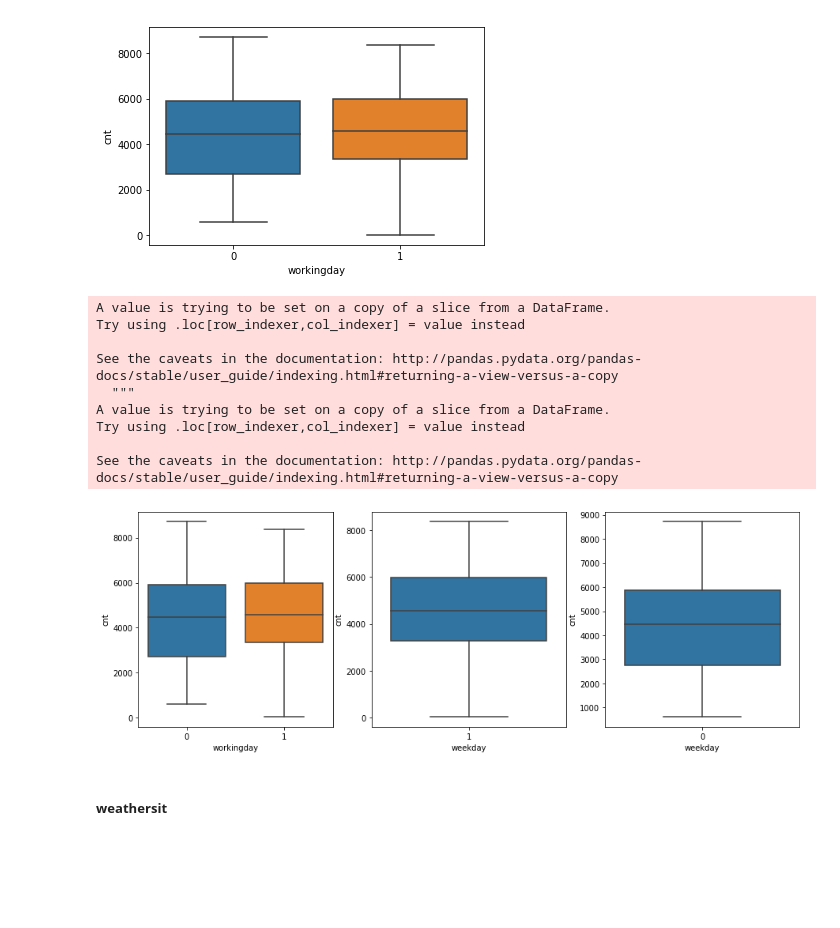
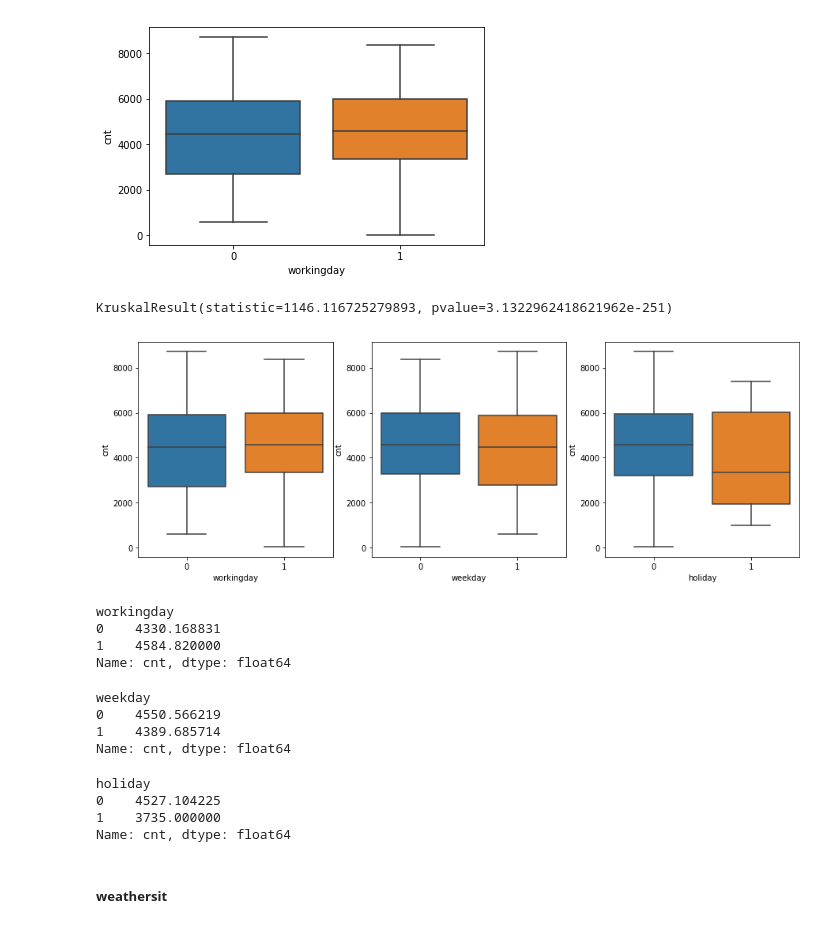
Before and after one commit to julianikulski/bike-sharing, a Jupyter notebook: bike-sharing-demand.ipynb, the cells around one changed output. Cells and saved outputs as stored; diff of their text form; code cells hidden in the pictures; blank space fills up the shorter version.

Commit message:
feat: Correlation and comparison between holiday, weekday and workingday features

```diff
--- a/bike-sharing-demand.ipynb
+++ b/bike-sharing-demand.ipynb
@@ -357,36 +373,58 @@ Based on the above distributions of number of customers per weekday, it appears
 sb.boxplot(data = bike_df, x = 'workingday', y = 'cnt');
 # %% [output]
 [figure]
+# %%
+# Correlation between workingday feature and the number of customers per day
+# using the Kruskal Wallis H test for correlations between a continuous and categorical variable
+kruskal(bike_df['workingday'], bike_df['cnt'])
+# %% [output]
+KruskalResult(statistic=1146.116725279893, pvalue=3.1322962418621962e-251)
 # %%
-# check whether
+# create a new dataframe that encodes the weekday feature with 0 for monday through friday
+# and 1 for saturday and sunday
 weekend_distinct_df = bike_df.copy()
-weekend_distinct_df[weekend_distinct_df['weekday'] = bike_df[(bike_df['weekday'] == 6) | (bike_df['weekday'] == 0)]
+weekend_distinct_df['weekday'] = weekend_distinct_df['weekday'].apply(lambda x: 1 if (x == 6 or x == 0) else 0)
 
-no_weekend_df['weekday'] = 1
-weekend_df['weekday'] = 0
-
-
+# plot boxplots for comparison between the weekday and workingday feature
 plt.figure(figsize = [15, 5])
 
+# boxplot for feature workingday
 plt.subplot(1, 3, 1)
 sb.boxplot(data = bike_df, x = 'workingday', y = 'cnt');
 
+# boxplot for feature weekday
 plt.subplot(1, 3, 2)
-sb.boxplot(data = no_weekend_df, x = 'weekday', y = 'cnt');
+sb.boxplot(data = weekend_distinct_df, x = 'weekday', y = 'cnt');
 
+# boxplot for feature holiday
 plt.subplot(1, 3, 3)
-sb.boxplot(data = weekend_df, x = 'weekday', y = 'cnt');
+sb.boxplot(data = bike_df, x = 'holiday', y = 'cnt');
 # %% [output]
-A value is trying to be set on a copy of a slice from a DataFrame.
-Try using .loc[row_indexer,col_indexer] = value instead
-
-See the caveats in the documentation: http://pandas.pydata.org/pandas-docs/stable/user_guide/indexing.html#returning-a-view-versus-a-copy
-  """
-A value is trying to be set on a copy of a slice from a DataFrame.
-Try using .loc[row_indexer,col_indexer] = value instead
-
-See the caveats in the documentation: http://pandas.pydata.org/pandas-docs/stable/user_guide/indexing.html#returning-a-view-versus-a-copy
-[figure, old version]
+[figure, new version]
+# %%
+# plot the means of each instance of workingday
+bike_df.groupby('workingday')['cnt'].mean()
+# %% [output]
+workingday
+0    4330.168831
+1    4584.820000
+Name: cnt, dtype: float64
+# %%
+# plot the means of each instance of weekday
+weekend_distinct_df.groupby('weekday')['cnt'].mean()
+# %% [output]
+weekday
+0    4550.566219
+1    4389.685714
+Name: cnt, dtype: float64
+# %%
+# plot the means of each instance of holiday
+bike_df.groupby('holiday')['cnt'].mean()
+# %% [output]
+holiday
+0    4527.104225
+1    3735.000000
+Name: cnt, dtype: float64
 # %% [markdown]
 ##### weathersit
 # %% [markdown]
```
Also changed, not shown: parts of 6 cells of this notebook.
